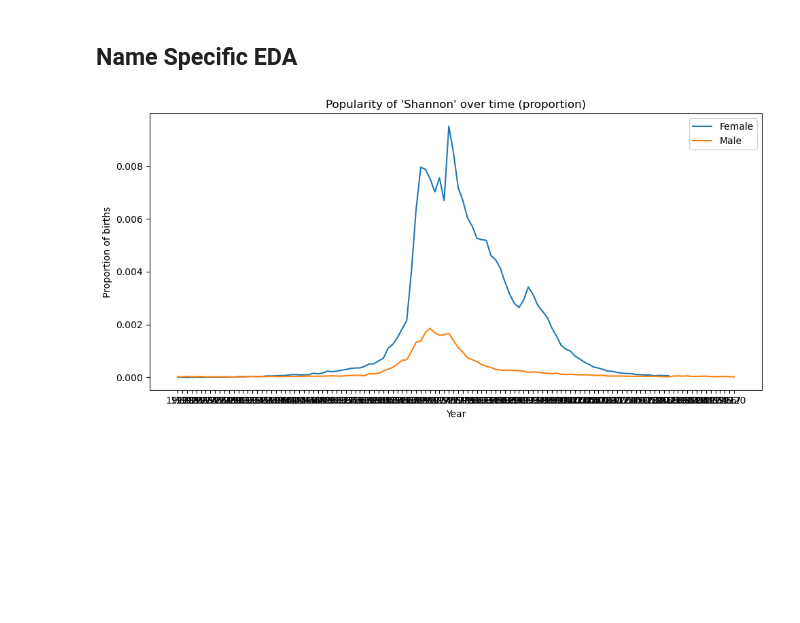
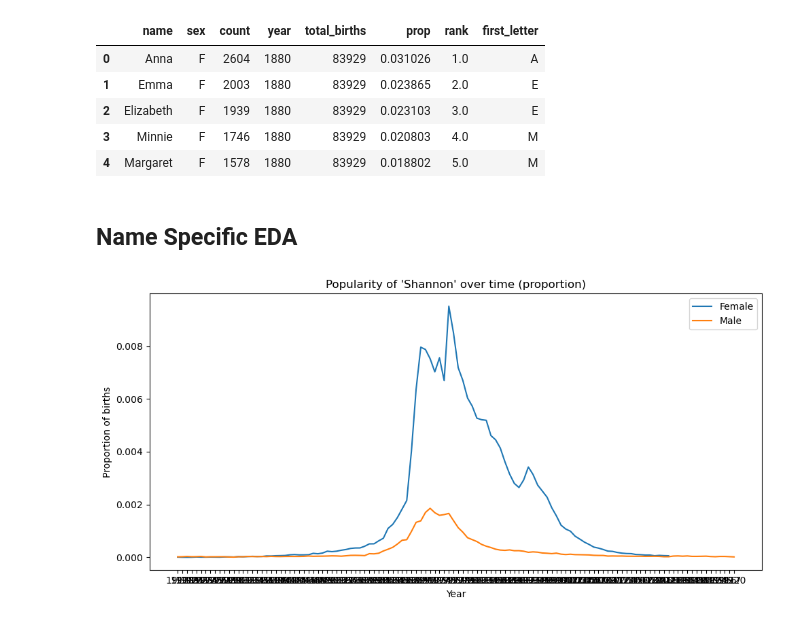
Before and after one commit to gbean4/lab_10, a Jupyter notebook: names_eda.ipynb, the cells around one changed output. Saved outputs shown, nothing was run; the diff lists cells and outputs as text; code cells hidden in the pictures; blank space fills up the shorter version.

```diff
--- a/names_eda.ipynb
+++ b/names_eda.ipynb
@@ -27,6 +27,15 @@ df['prop'] = df['count'] / df['total_births']
 df['rank'] = df.groupby(['year', 'sex'])['count'].rank(method='first', ascending=False)
 # %%
 noi = 'Shannon'
+# %%
+df.head()
+# %% [output]
+|  | name | sex | count | year | total_births | prop | rank | first_letter |
+| 0 | Anna | F | 2604 | 1880 | 83929 | 0.031026 | 1.0 | A |
+| 1 | Emma | F | 2003 | 1880 | 83929 | 0.023865 | 2.0 | E |
+| 2 | Elizabeth | F | 1939 | 1880 | 83929 | 0.023103 | 3.0 | E |
+| 3 | Minnie | F | 1746 | 1880 | 83929 | 0.020803 | 4.0 | M |
+| 4 | Margaret | F | 1578 | 1880 | 83929 | 0.018802 | 5.0 | M |
 # %% [markdown]
 ## Name Specific EDA
 # %%
```
Also changed, not shown: 1 other file.
